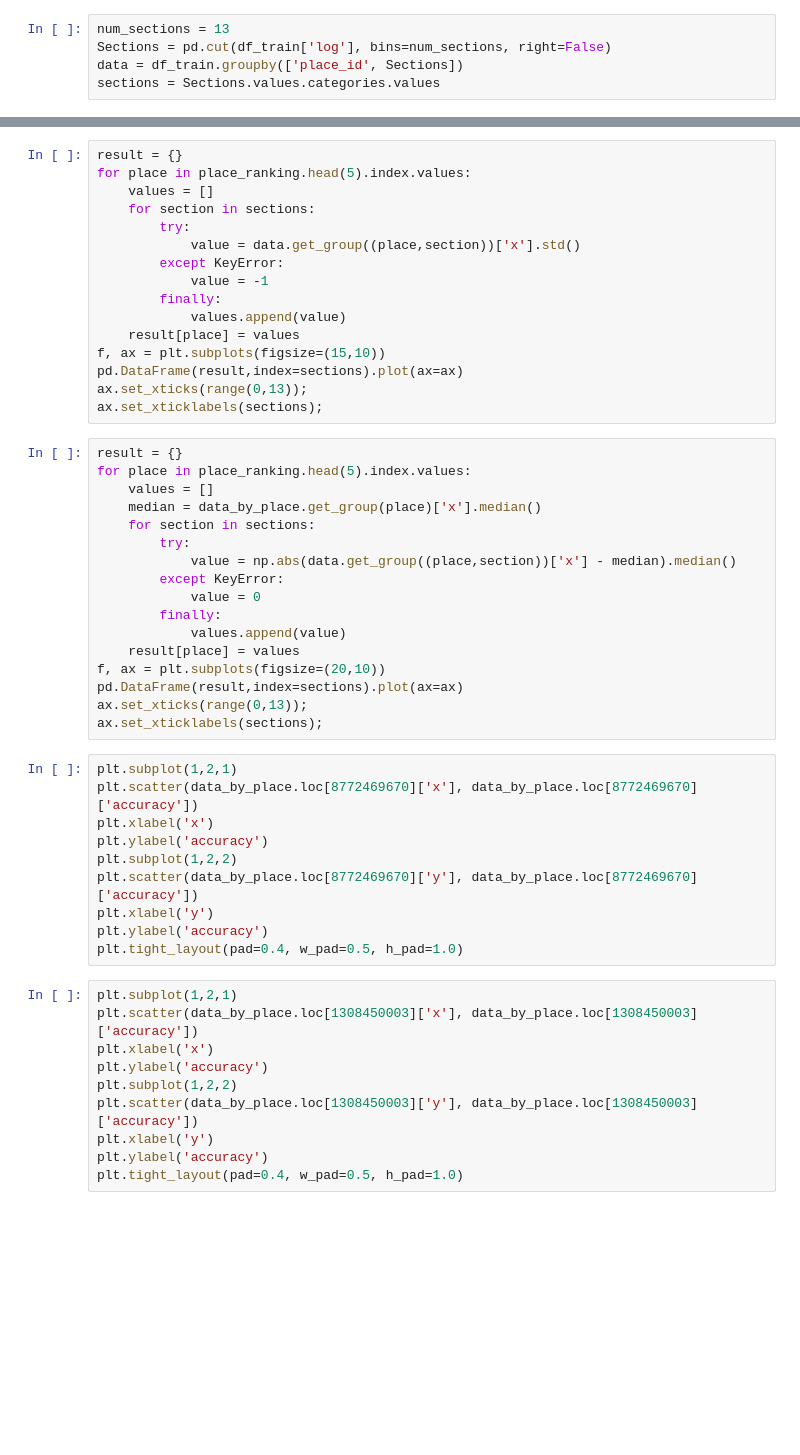
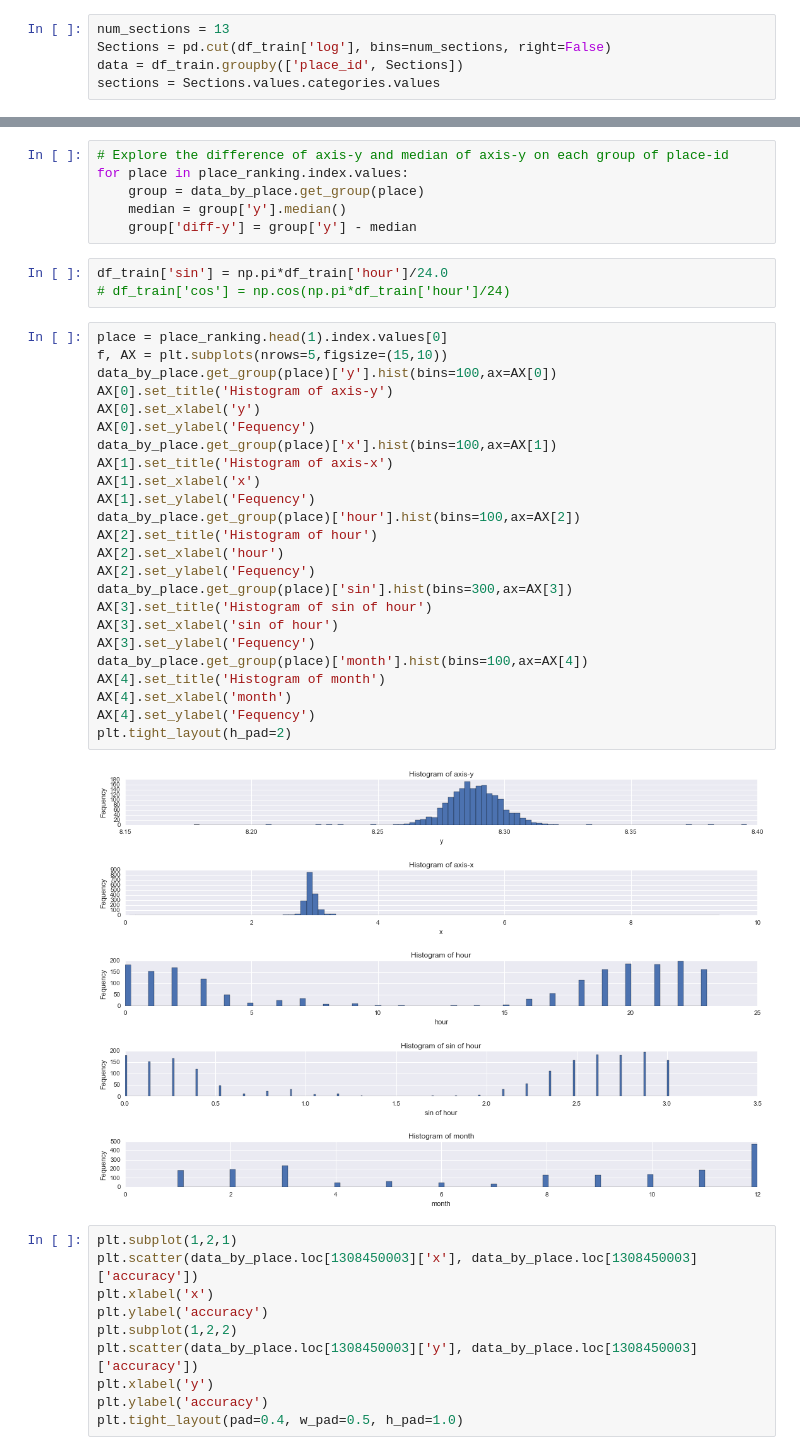
Before and after one commit to YungChunLu/MLND.Project5, a Jupyter notebook: Developing.ipynb, the cells around one changed output, grey strips where cells are left out. Cells and saved outputs as stored; diff of their text form; blank space fills up the shorter version.

```diff
--- a/Developing.ipynb
+++ b/Developing.ipynb
@@ -242,46 +291,38 @@ for place,ax in zip(place_ranking.head(5).index.values, AX):
-# %%
-result = {}
-for place in place_ranking.head(5).index.values:
-    values = []
-    for section in sections:
-        try:
-            value = data.get_group((place,section))['x'].std()
-        except KeyError:
-            value = -1
-        finally:
-            values.append(value)
-    result[place] = values
-f, ax = plt.subplots(figsize=(15,10))
-pd.DataFrame(result,index=sections).plot(ax=ax)
-ax.set_xticks(range(0,13));
-ax.set_xticklabels(sections);
-# %%
-result = {}
-for place in place_ranking.head(5).index.values:
-    values = []
-    median = data_by_place.get_group(place)['x'].median()
-    for section in sections:
-        try:
-            value = np.abs(data.get_group((place,section))['x'] - median).median()
-        except KeyError:
-            value = 0
-        finally:
-            values.append(value)
-    result[place] = values
-f, ax = plt.subplots(figsize=(20,10))
-pd.DataFrame(result,index=sections).plot(ax=ax)
-ax.set_xticks(range(0,13));
-ax.set_xticklabels(sections);
-# %%
-plt.subplot(1,2,1)
-plt.scatter(data_by_place.loc[8772469670]['x'], data_by_place.loc[8772469670]['accuracy'])
-plt.xlabel('x')
-plt.ylabel('accuracy')
-plt.subplot(1,2,2)
-plt.scatter(data_by_place.loc[8772469670]['y'], data_by_place.loc[8772469670]['accuracy'])
-plt.xlabel('y')
-plt.ylabel('accuracy')
-plt.tight_layout(pad=0.4, w_pad=0.5, h_pad=1.0)
+# %%
+# Explore the difference of axis-y and median of axis-y on each group of place-id
+for place in place_ranking.index.values:
+    group = data_by_place.get_group(place)
+    median = group['y'].median()
+    group['diff-y'] = group['y'] - median
+# %%
+df_train['sin'] = np.pi*df_train['hour']/24.0
+# df_train['cos'] = np.cos(np.pi*df_train['hour']/24)
+# %%
+place = place_ranking.head(1).index.values[0]
+f, AX = plt.subplots(nrows=5,figsize=(15,10))
+data_by_place.get_group(place)['y'].hist(bins=100,ax=AX[0])
+AX[0].set_title('Histogram of axis-y')
+AX[0].set_xlabel('y')
+AX[0].set_ylabel('Fequency')
+data_by_place.get_group(place)['x'].hist(bins=100,ax=AX[1])
+AX[1].set_title('Histogram of axis-x')
+AX[1].set_xlabel('x')
+AX[1].set_ylabel('Fequency')
+data_by_place.get_group(place)['hour'].hist(bins=100,ax=AX[2])
+AX[2].set_title('Histogram of hour')
+AX[2].set_xlabel('hour')
+AX[2].set_ylabel('Fequency')
+data_by_place.get_group(place)['sin'].hist(bins=300,ax=AX[3])
+AX[3].set_title('Histogram of sin of hour')
+AX[3].set_xlabel('sin of hour')
+AX[3].set_ylabel('Fequency')
+data_by_place.get_group(place)['month'].hist(bins=100,ax=AX[4])
+AX[4].set_title('Histogram of month')
+AX[4].set_xlabel('month')
+AX[4].set_ylabel('Fequency')
+plt.tight_layout(h_pad=2)
+# %% [output]
+[figure, added]
 # %%
 plt.subplot(1,2,1)
 plt.scatter(data_by_place.loc[1308450003]['x'], data_by_place.loc[1308450003]['accuracy'])
```
Also changed, not shown: parts of 29 cells of this notebook.
